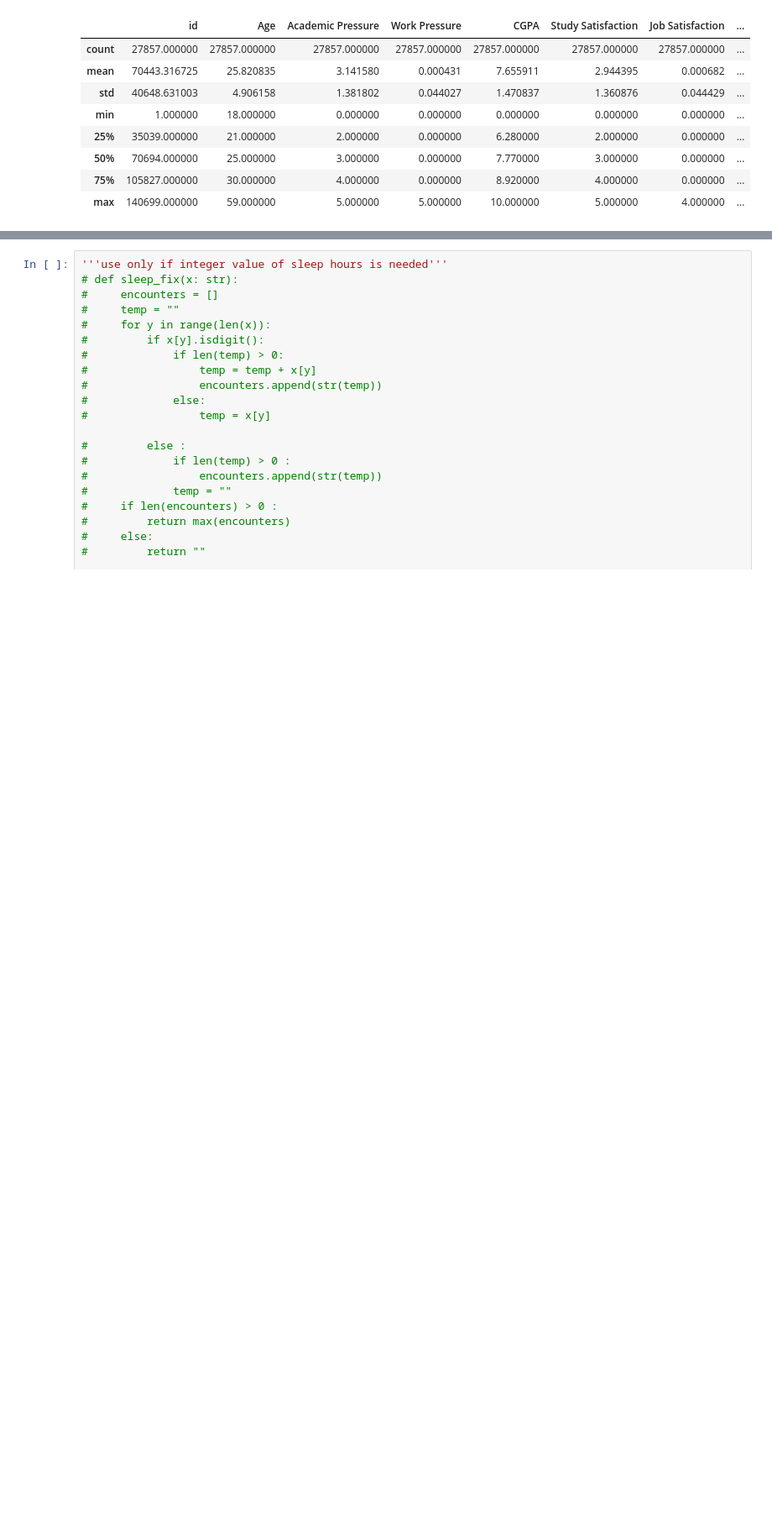
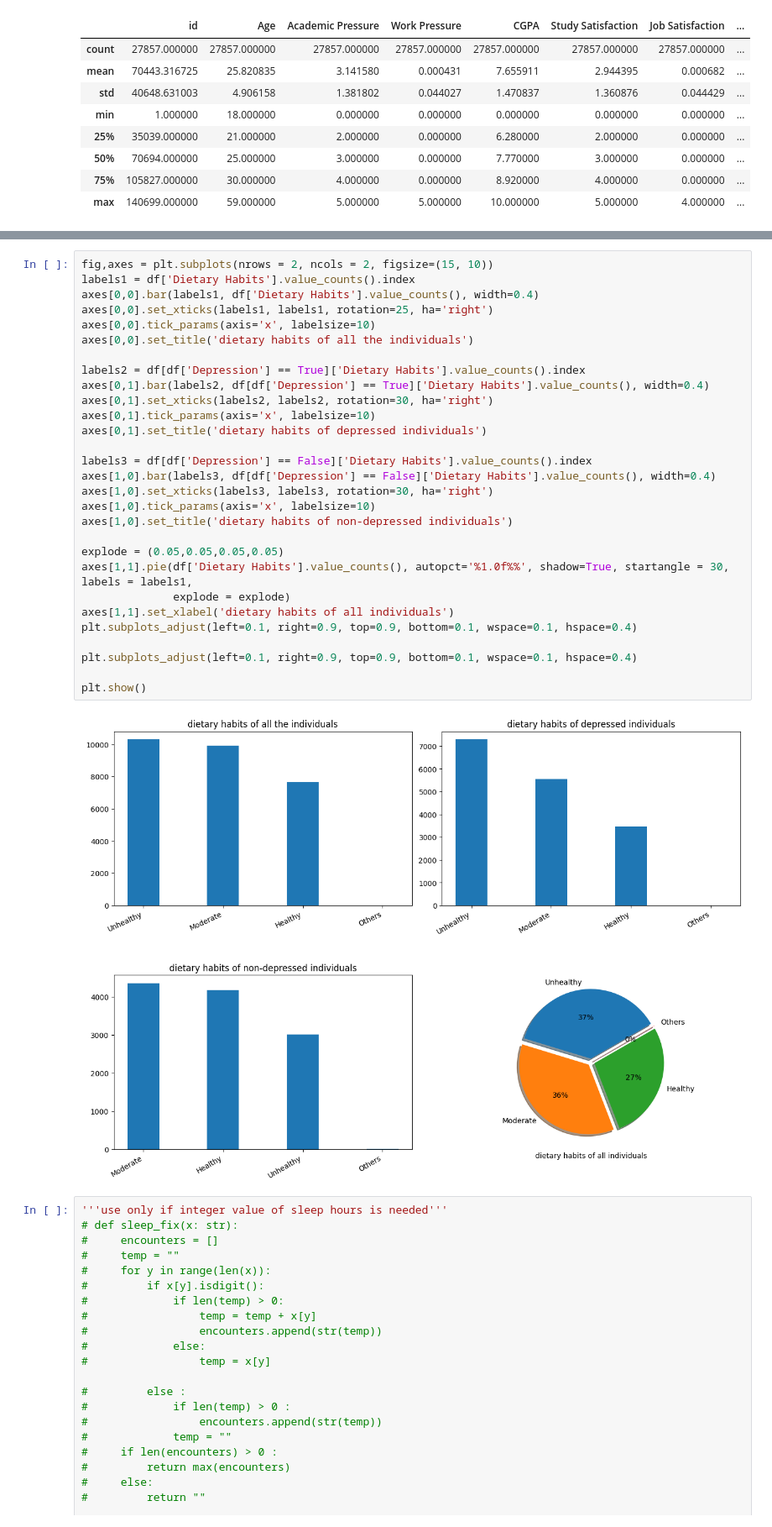
Before and after one commit to gagankumar2488/student_depression_data_analysis, a Jupyter notebook: analysis/analysis_process.ipynb, the cells around one changed output, grey strips where cells are left out. Shown: that part at 84% size. Drawn from its saved outputs; the diff is of its cells as text; blank space fills up the shorter version.

```diff
--- a/analysis/analysis_process.ipynb
+++ b/analysis/analysis_process.ipynb
@@ -71,3 +109,34 @@ plt.show()
+# %%
+fig,axes = plt.subplots(nrows = 2, ncols = 2, figsize=(15, 10))
+labels1 = df['Dietary Habits'].value_counts().index
+axes[0,0].bar(labels1, df['Dietary Habits'].value_counts(), width=0.4)
+axes[0,0].set_xticks(labels1, labels1, rotation=25, ha='right')
+axes[0,0].tick_params(axis='x', labelsize=10)
+axes[0,0].set_title('dietary habits of all the individuals')
+
+labels2 = df[df['Depression'] == True]['Dietary Habits'].value_counts().index
+axes[0,1].bar(labels2, df[df['Depression'] == True]['Dietary Habits'].value_counts(), width=0.4)
+axes[0,1].set_xticks(labels2, labels2, rotation=30, ha='right')
+axes[0,1].tick_params(axis='x', labelsize=10)
+axes[0,1].set_title('dietary habits of depressed individuals')
+
+labels3 = df[df['Depression'] == False]['Dietary Habits'].value_counts().index
+axes[1,0].bar(labels3, df[df['Depression'] == False]['Dietary Habits'].value_counts(), width=0.4)
+axes[1,0].set_xticks(labels3, labels3, rotation=30, ha='right')
+axes[1,0].tick_params(axis='x', labelsize=10)
+axes[1,0].set_title('dietary habits of non-depressed individuals')
+
+explode = (0.05,0.05,0.05,0.05)
+axes[1,1].pie(df['Dietary Habits'].value_counts(), autopct='%1.0f%%', shadow=True, startangle = 30, labels = labels1,
+              explode = explode)
+axes[1,1].set_xlabel('dietary habits of all individuals')
+plt.subplots_adjust(left=0.1, right=0.9, top=0.9, bottom=0.1, wspace=0.1, hspace=0.4)
+
+plt.subplots_adjust(left=0.1, right=0.9, top=0.9, bottom=0.1, wspace=0.1, hspace=0.4)
+
+plt.show()
+# %% [output]
+[figure, added]
 # %%
 '''use only if integer value of sleep hours is needed'''
 # def sleep_fix(x: str):
```
Also changed, not shown: parts of 4 cells of this notebook.
